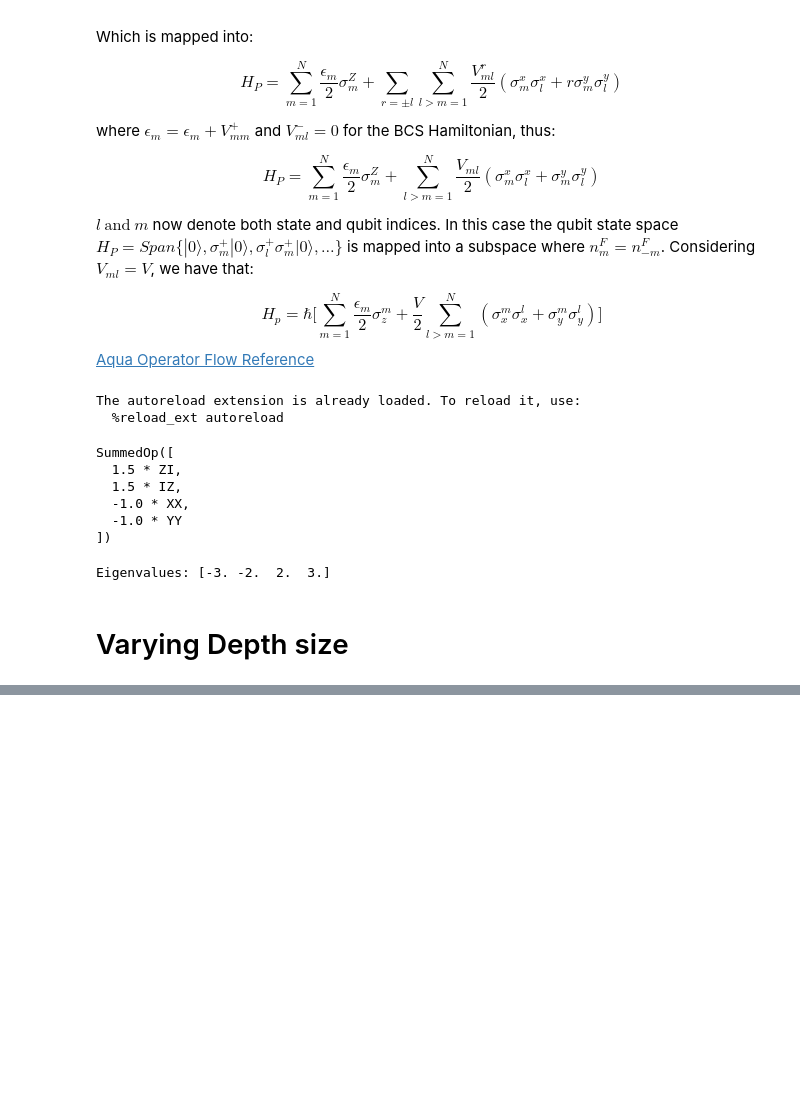
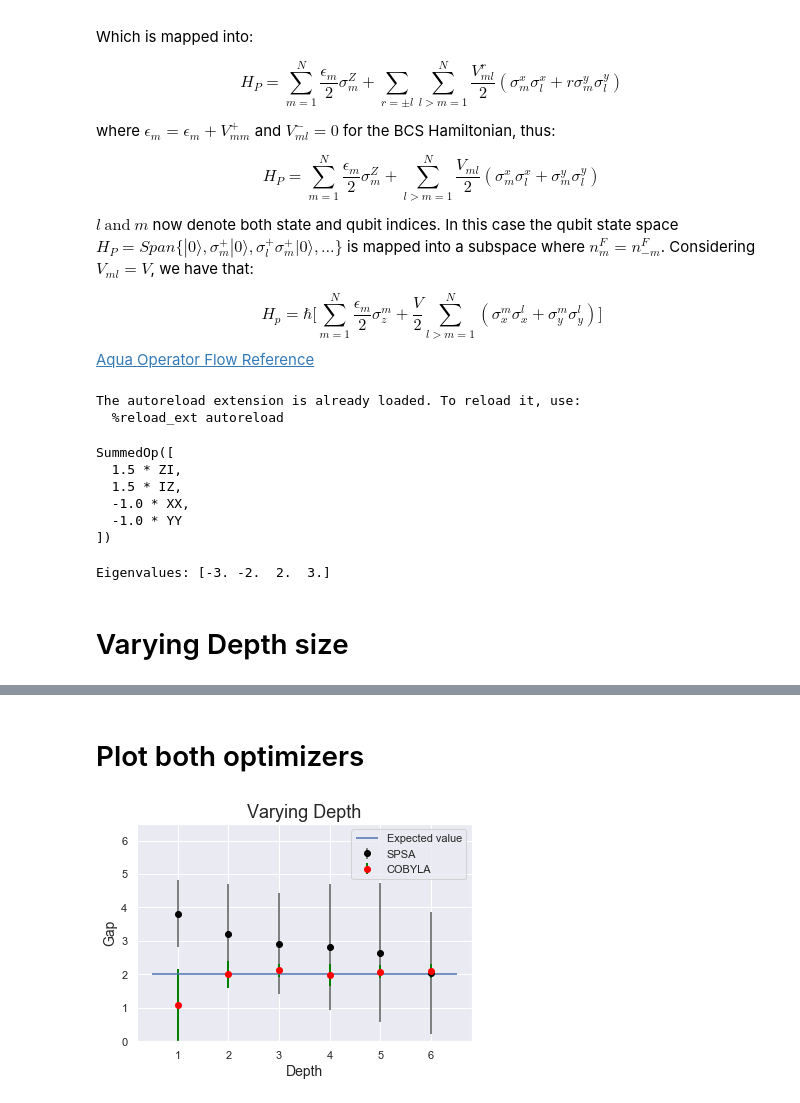
Before and after one commit to nahumsa/volta, a Jupyter notebook: Notebooks/BCS/02-Ansatz_Depth.ipynb, the cells around one changed output, grey strips where cells are left out. Drawn from its saved outputs; the diff is of its cells as text; code cells hidden in the pictures; blank space fills up the shorter version.

```diff
--- a/Notebooks/BCS/02-Ansatz_Depth.ipynb
+++ b/Notebooks/BCS/02-Ansatz_Depth.ipynb
@@ -148,0 +152,2 @@ plt.show()
+# %% [markdown]
+# Plot both optimizers
@@ -148,0 +179,29 @@ plt.show()
+# %%
+from matplotlib.ticker import MaxNLocator
+
+x_axis = [i for i in range(1,max_depth)]
+plt.errorbar(x_axis,
+             np.array(mean_spsa)/2,
+             yerr=np.array(std_spsa)/2,
+             fmt='o', color='black',
+             ecolor='gray', elinewidth=2,
+             label='SPSA')
+plt.errorbar(x_axis,
+             np.array(mean_cobyla)/2,
+             yerr=np.array(std_cobyla)/2,
+             fmt='o', color='red',
+             ecolor='green', elinewidth=2,
+             label='COBYLA')
+
+plt.hlines(y=2, xmin=0.5, xmax=6.5,
+           label='Expected value',color='b')
+
+plt.title('Varying Depth', size=18)
+plt.xlabel('Depth', size= 14)
+plt.ylabel('Gap', size=14)
+plt.ylim(0., 6.5)
+plt.xticks(x_axis)
+plt.legend()
+plt.show()
+# %% [output]
+[figure, added]
```
Also changed, not shown: parts of 8 cells of this notebook, 4 other files.
